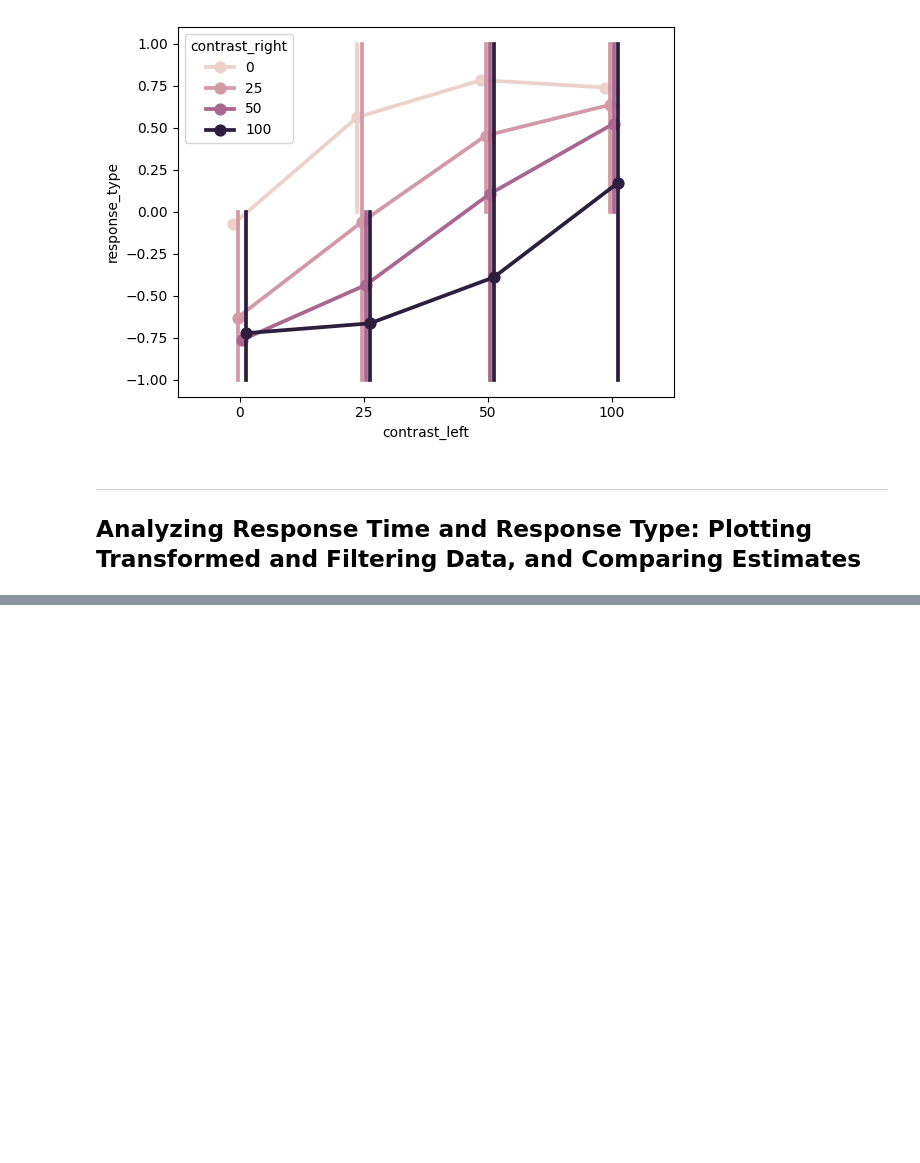
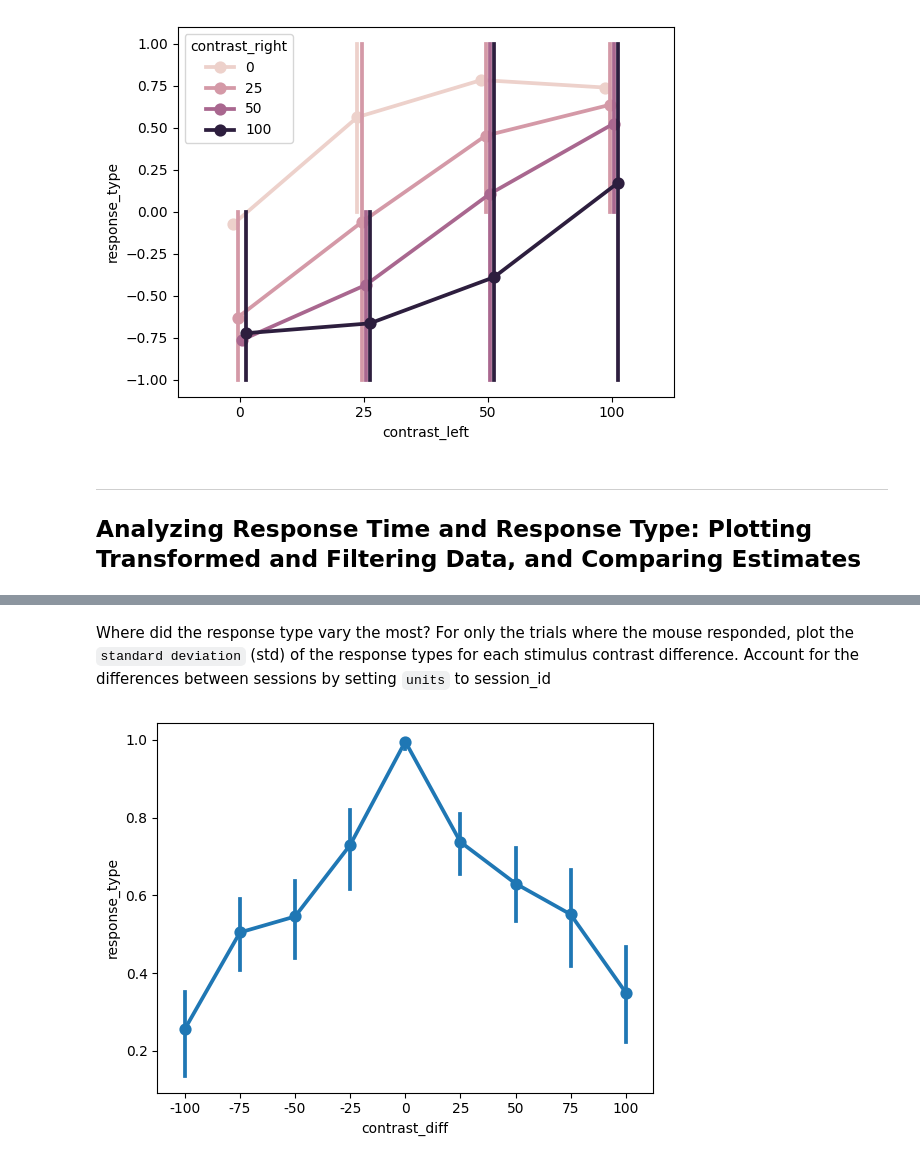
Before and after one commit to ibehave-ibots/iBOTS-Tools, a Jupyter notebook: workshops/python-workshop-1/plan/day2/3 Task Performance Analysis With Pandas And Seaborn.ipynb, the cells around one changed output, grey strips where cells are left out. Drawn from its saved outputs; the diff is of its cells as text; code cells hidden in the pictures; blank space fills up the shorter version.

```diff
--- a/workshops/python-workshop-1/plan/day2/3 Task Performance Analysis With Pandas And Seaborn.ipynb
+++ b/workshops/python-workshop-1/plan/day2/3 Task Performance Analysis With Pandas And Seaborn.ipynb
@@ -264,0 +299,6 @@ sns.pointplot(data=df[df['did_respond']], x='contrast_diff', y='response_type');
+# %% [markdown]
+ Where did the response type vary the most?  For only the trials where the mouse responded, plot the `standard deviation` (std) of the response types for each stimulus contrast difference.  Account for the differences between sessions by setting `units` to session_id
+# %%
+sns.pointplot(data=df[df['did_respond']], x='contrast_diff', y='response_type', estimator='std', units='session_id');
+# %% [output]
+[figure, added]
```
Also changed, not shown: parts of 32 cells of this notebook.
